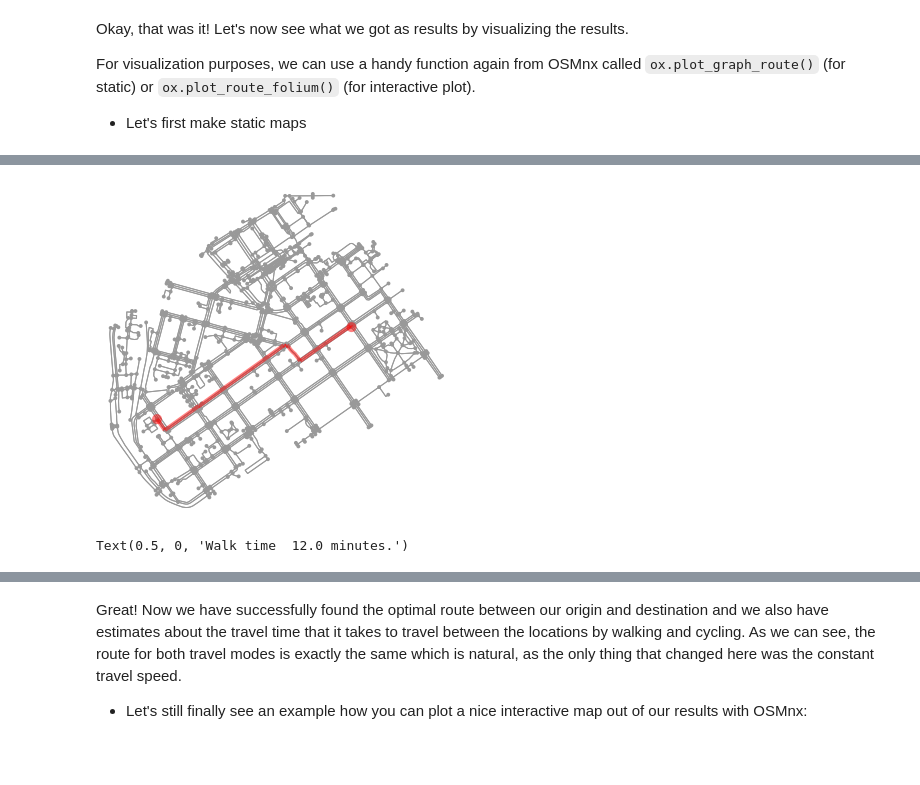
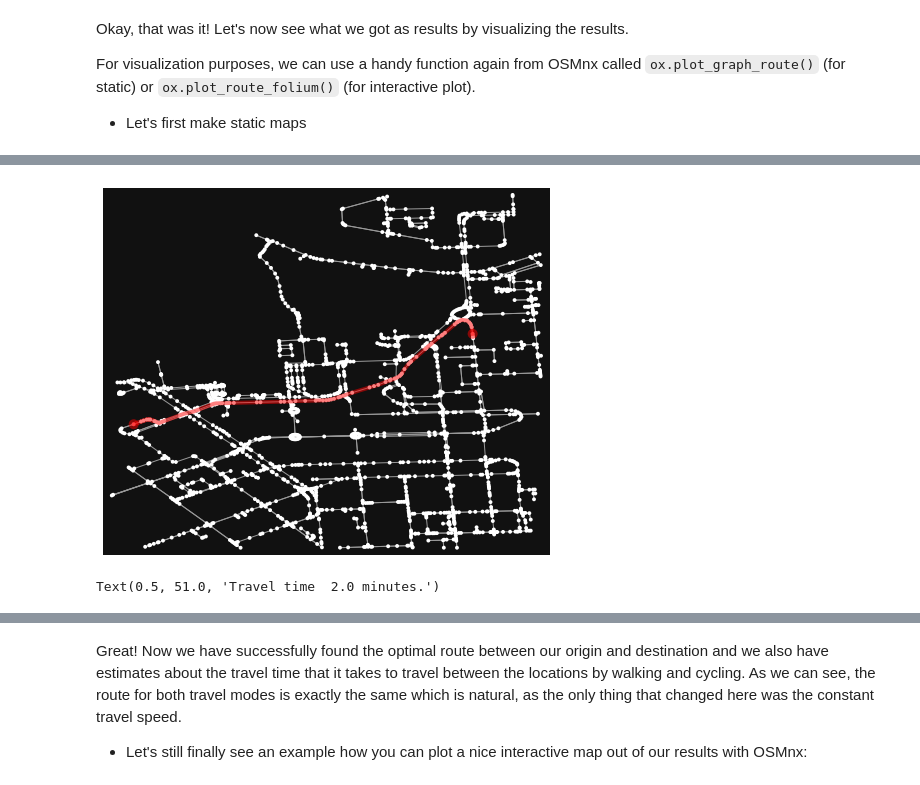
Before and after one commit to AaltoGIS/Sustainability-GIS, a Jupyter notebook: source/lessons/L2/spatial_network_analysis.ipynb, the cells around one changed output, grey strips where cells are left out. Drawn from its saved outputs; the diff is of its cells as text; code cells hidden in the pictures; blank space fills up the shorter version.

```diff
--- a/source/lessons/L2/spatial_network_analysis.ipynb
+++ b/source/lessons/L2/spatial_network_analysis.ipynb
@@ -215,0 +334,7 @@ This same logic should be applied always when searching for an optimal route bet
+# %%
+# Specify "id" as the index for nodes
+nodes = nodes.set_index("id", drop=False)
+nodes = nodes.rename_axis([None])
+
+edge_attributes = directed_edges.to_dict(orient="index")
+node_attributes = nodes.to_dict(orient="index")
@@ -215,0 +415,3 @@ This same logic should be applied always when searching for an optimal route bet
+# %%
+G = osm.to_graph(nodes, edges, graph_type="networkx")
+G
@@ -223,11 +450,11 @@ First, let's find the closest nodes for two locations that are located in the ar
 # OSM data is in WGS84 so typically we need to use lat/lon coordinates when searching for the closest node
 
 # Origin
-orig_address = "Kalevankatu 16, Helsinki"
+orig_address = "Simonkatu 3, Helsinki"
 orig_y, orig_x = ox.geocode(orig_address)  # notice the coordinate order (y, x)!
 
 # Destination
-dest_address = "Ruoholahdenkatu 24, Helsinki"
+dest_address = "Unioninkatu 33, Helsinki"
 dest_y, dest_x = ox.geocode(dest_address)
 
 print("Origin coords:", orig_x, orig_y)
@@ -263,11 +490,10 @@ With `weight` -parameter we can specify the attribute that we want to use as cos
 
 - Let's first calculate the routes between locations by walking and cycling, and also retrieve the travel times
 # %%
-import networkx as nx
 # Calculate the paths by walking and cycling
-walk_path = nx.dijkstra_path(G, source=orig_node_id, target=dest_node_id, weight='walk_t')
-bike_path = nx.dijkstra_path(G, source=orig_node_id, target=dest_node_id, weight='bike_t')
+metric_path = nx.dijkstra_path(G, source=orig_node_id, target=dest_node_id, weight='length')
+time_path = nx.dijkstra_path(G, source=orig_node_id, target=dest_node_id, weight='travel_time_seconds')
 
 # Get also the actual travel times (summarize)
-walk_t = nx.dijkstra_path_length(G, source=orig_node_id, target=dest_node_id, weight='walk_t')
-bike_t = nx.dijkstra_path_length(G, source=orig_node_id, target=dest_node_id, weight='bike_t')
+travel_length = nx.dijkstra_path_length(G, source=orig_node_id, target=dest_node_id, weight='length')
+travel_time = nx.dijkstra_path_length(G, source=orig_node_id, target=dest_node_id, weight='travel_time_seconds')
@@ -283,9 +515,8 @@ For visualization purposes, we can use a handy function again from OSMnx called
 # %%
-# Walking
-fig, ax = ox.plot_graph_route(G, walk_path)
+fig, ax = ox.plot_graph_route(G, time_path)
 
 # Add the travel time as title
-ax.set_xlabel("Walk time {t: .1f} minutes.".format(t=walk_t/60))
+ax.set_xlabel("Travel time {t: .1f} minutes.".format(t=travel_time/60))
 # %% [output]
-[figure, old version]
+[figure, new version]
-Text(0.5, 0, 'Walk time  12.0 minutes.')
+Text(0.5, 51.0, 'Travel time  2.0 minutes.')
```
Also changed, not shown: parts of 87 cells of this notebook.
